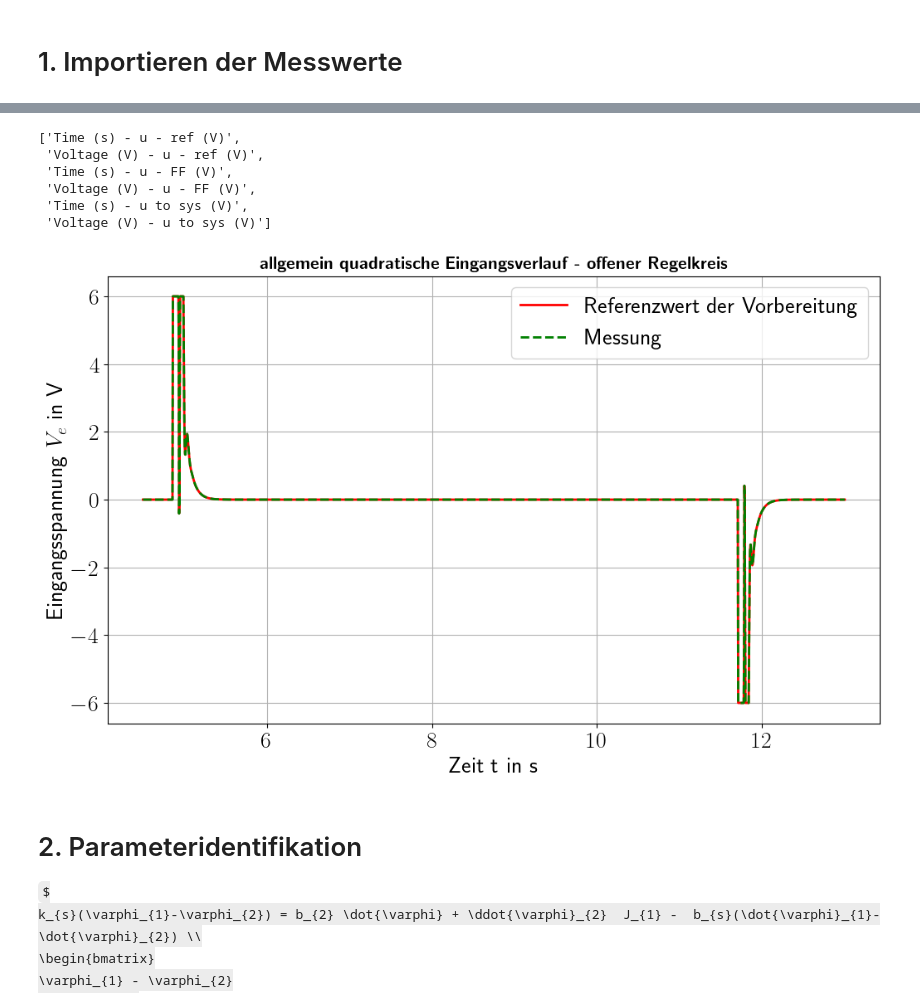
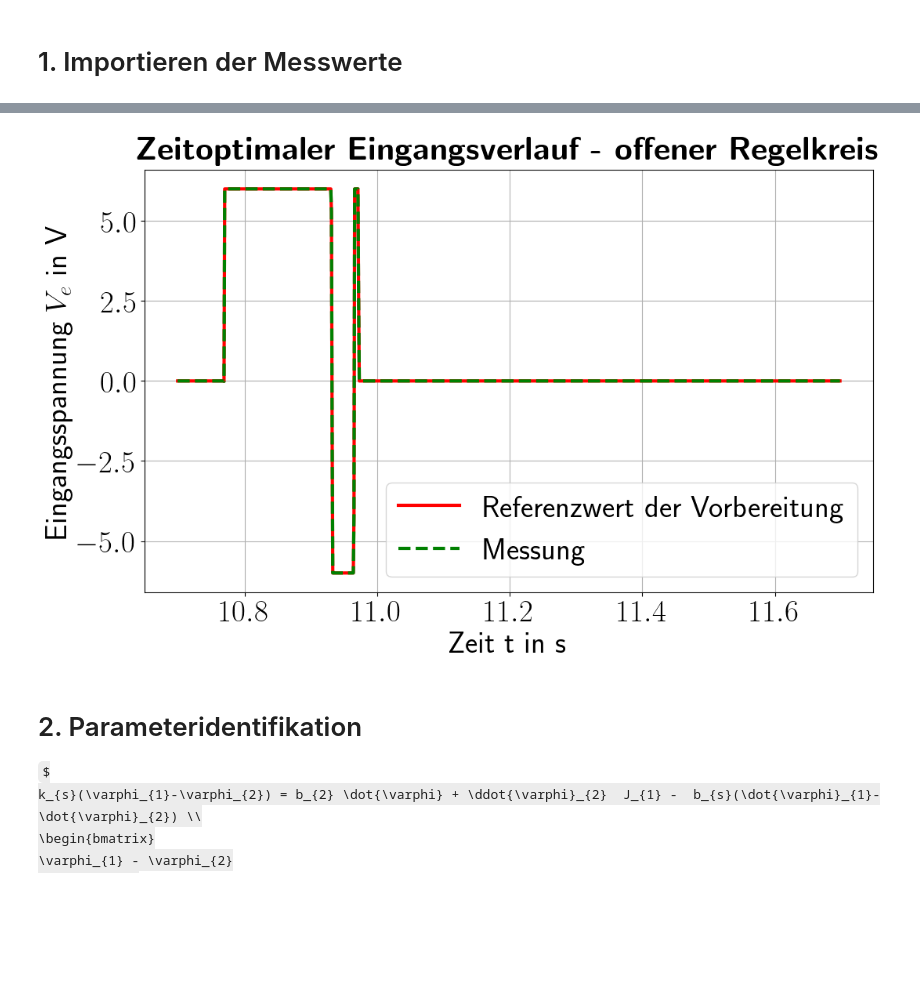
Before and after one commit to StefanKauf/OClab, a Jupyter notebook: 2.2_Messungen.ipynb, the cells around one changed output, grey strips where cells are left out. Drawn from its saved outputs; the diff is of its cells as text; code cells hidden in the pictures; some formulas as TeX source; blank space fills up the shorter version.

```diff
--- a/2.2_Messungen.ipynb
+++ b/2.2_Messungen.ipynb
@@ -44,15 +45,15 @@ for k in range(np.size(Quanser_I_names)):
     Quanser_I[:,k] =  Quanser_I_file[Quanser_I_names[k]]
 # %%
 T_Start = 0
-T_Stop = 10000
+T_Stop = 0
 
 if 'timeoptimal' in path:
-    T_Start = 10
-    T_Stop = 12.5
+    T_Start = 10.7
+    T_Stop = 11.7
 
 if 'quad' in path:
-    T_Start = 4.5
-    T_Stop = 13
+    T_Start = 4.8
+    T_Stop = 5.5
 
 
 dt = 1/1000
@@ -86,38 +94,29 @@ plt.show()
-# %%
-Quanser_V_names
-# %% [output]
-['Time (s) - u - ref (V)',
- 'Voltage (V) - u - ref (V)',
- 'Time (s) - u - FF (V)',
- 'Voltage (V) - u - FF (V)',
- 'Time (s) - u to sys (V)',
- 'Voltage (V) - u to sys (V)']
 # %%
 # Eingang
 
 k = 0
 plt.figure(figsize=(12,7))
-plt.plot(Quanser_V[N_Start:N_Stop,k],Quanser_V[N_Start:N_Stop,k+1], 'r', linewidth ='2', label = 'Referenzwert der Vorbereitung')
-plt.plot(Quanser_V[N_Start:N_Stop,k],Quanser_V[N_Start:N_Stop,k+5], 'g', linestyle ='--' , linewidth ='2', label = 'Messung')
+plt.plot(Quanser_V[N_Start:N_Stop,k],Quanser_V[N_Start:N_Stop,k+1], 'r',  label = 'Referenzwert der Vorbereitung')
+plt.plot(Quanser_V[N_Start:N_Stop,k],Quanser_V[N_Start:N_Stop,k+5], 'g', linestyle ='--' ,  label = 'Messung')
 #plt.plot(Quanser_V[N_Start:N_Stop,k],Quanser_V[N_Start:N_Stop,k+5], 'b', linestyle =':' , linewidth ='4', label = 'Beobachter')
 
 
 
 plt.xlabel(r'Zeit t in s')
 plt.ylabel(r'Eingangsspannung $V_ {e}$ in V')
 plt.grid()
 if 'timeoptimal' in path:
-    plt.title(r'\textbf{Zeitoptimale Eingangsverlauf - offener Regelkreis}', fontsize=15)
+    plt.title(r'\textbf{Zeitoptimaler Eingangsverlauf - offener Regelkreis}',pad=10)
 if 'energie' in path:
-    plt.title(r'\textbf{Energieoptimale Eingangsverlauf - offener Regelkreis}', fontsize=15)
+    plt.title(r'\textbf{Energieoptimaler Eingangsverlauf - offener Regelkreis}',pad=10)
 if 'quad' in path:
-    plt.title(r'\textbf{allgemein quadratische Eingangsverlauf - offener Regelkreis}', fontsize=15)
+    plt.title(r'\textbf{allgemein quadratische Eingangsverlauf - offener Regelkreis}',pad=10 )
 #plt.axhline(y=90, color='r')
-plt.legend(loc = 'best')
+plt.legend(loc = 'lower right')
 plt.savefig(path + "Eingang.svg")
 plt.show()
 # %% [output]
-[figure, old version]
+[figure, new version]
 # %% [markdown]
 # 2. Parameteridentifikation
 $
```
Also changed, not shown: parts of 3 cells of this notebook, 20 other files.
